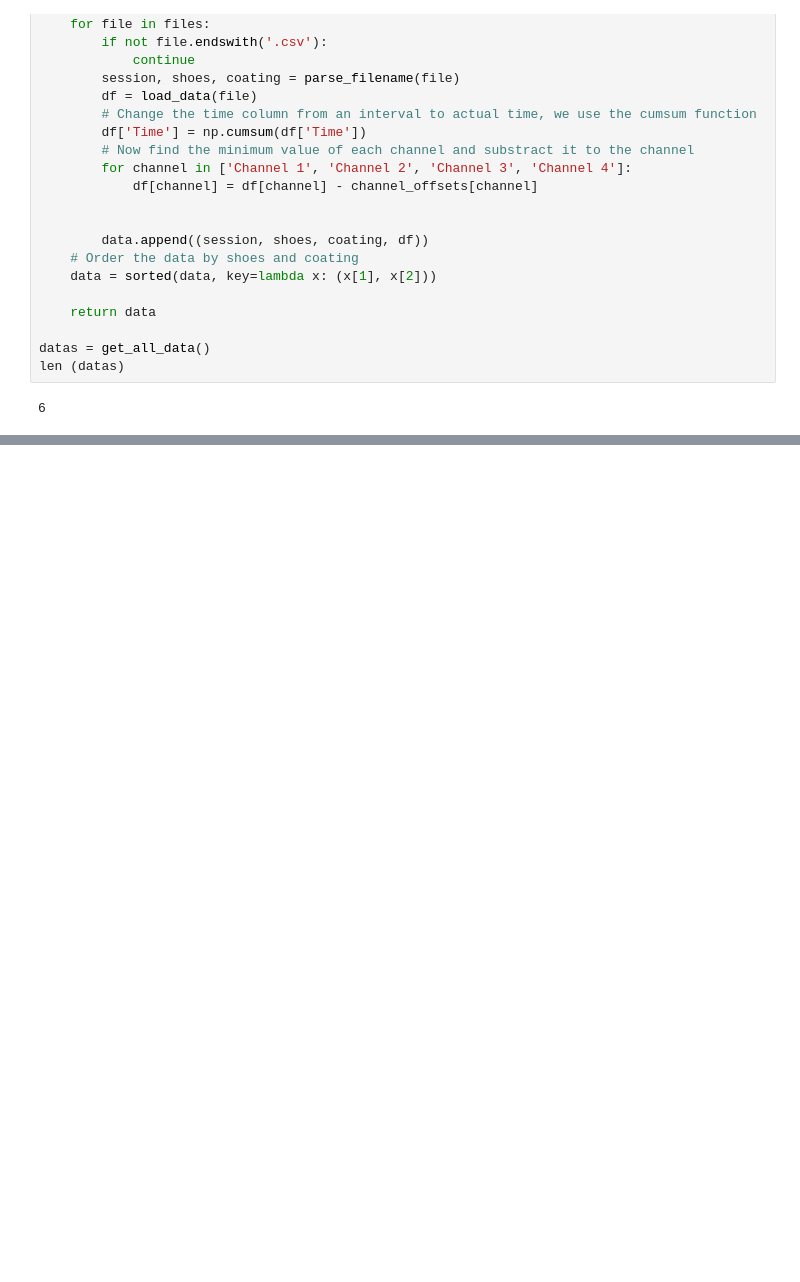
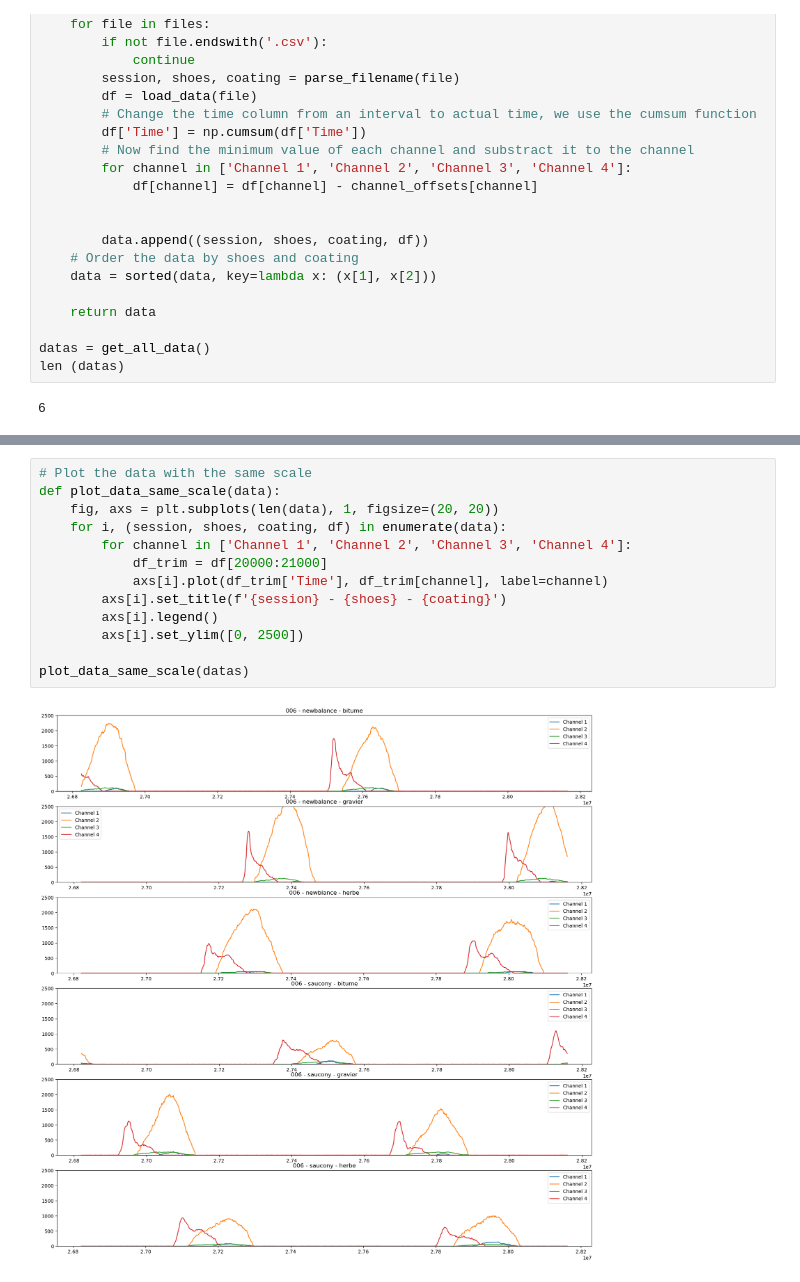
Before and after one commit to MalauD/TIPE2022, a Jupyter notebook: Code/Notebooks/exploitation.ipynb, the cells around one changed output, grey strips where cells are left out. Drawn from its saved outputs; the diff is of its cells as text; blank space fills up the shorter version.

```diff
--- a/Code/Notebooks/exploitation.ipynb
+++ b/Code/Notebooks/exploitation.ipynb
@@ -72,2 +72,17 @@ plot_data(datas)
+# %%
+# Plot the data with the same scale
+def plot_data_same_scale(data):
+    fig, axs = plt.subplots(len(data), 1, figsize=(20, 20))
+    for i, (session, shoes, coating, df) in enumerate(data):
+        for channel in ['Channel 1', 'Channel 2', 'Channel 3', 'Channel 4']:
+            df_trim = df[20000:21000]
+            axs[i].plot(df_trim['Time'], df_trim[channel], label=channel)
+        axs[i].set_title(f'{session} - {shoes} - {coating}')
+        axs[i].legend()
+        axs[i].set_ylim([0, 2500])
+
+plot_data_same_scale(datas)
+# %% [output]
+[figure, added]
 # %%
 # Dow the same for other samples
```
Also changed, not shown: parts of 2 cells of this notebook, 1 other file.
